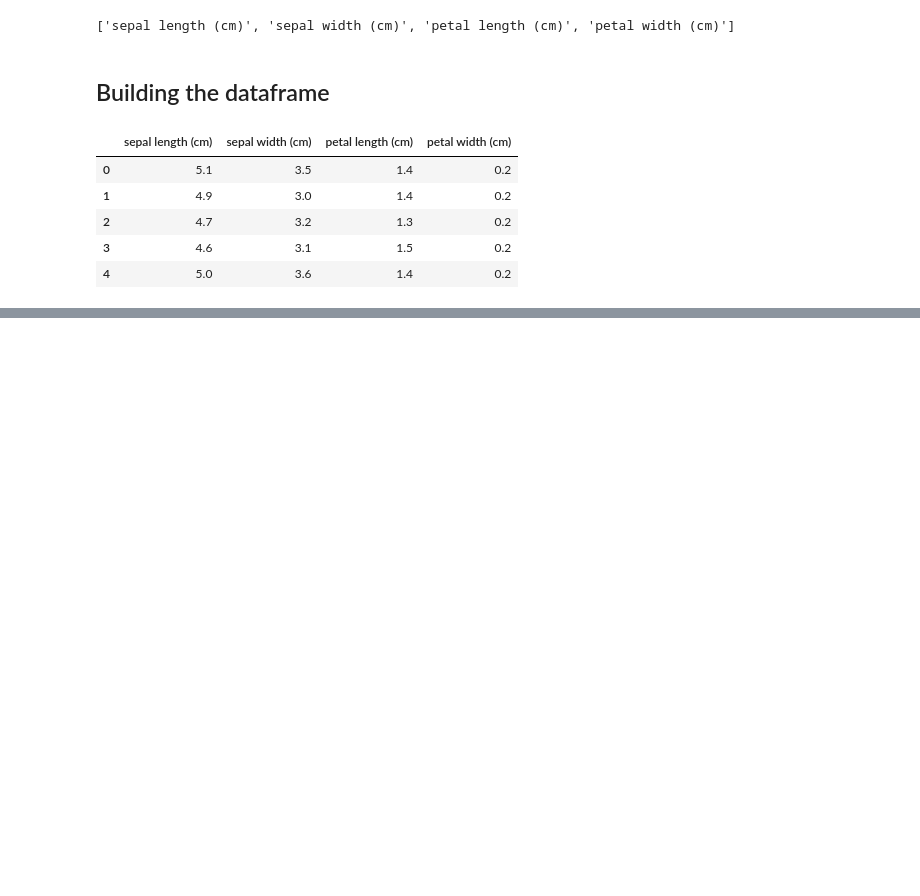
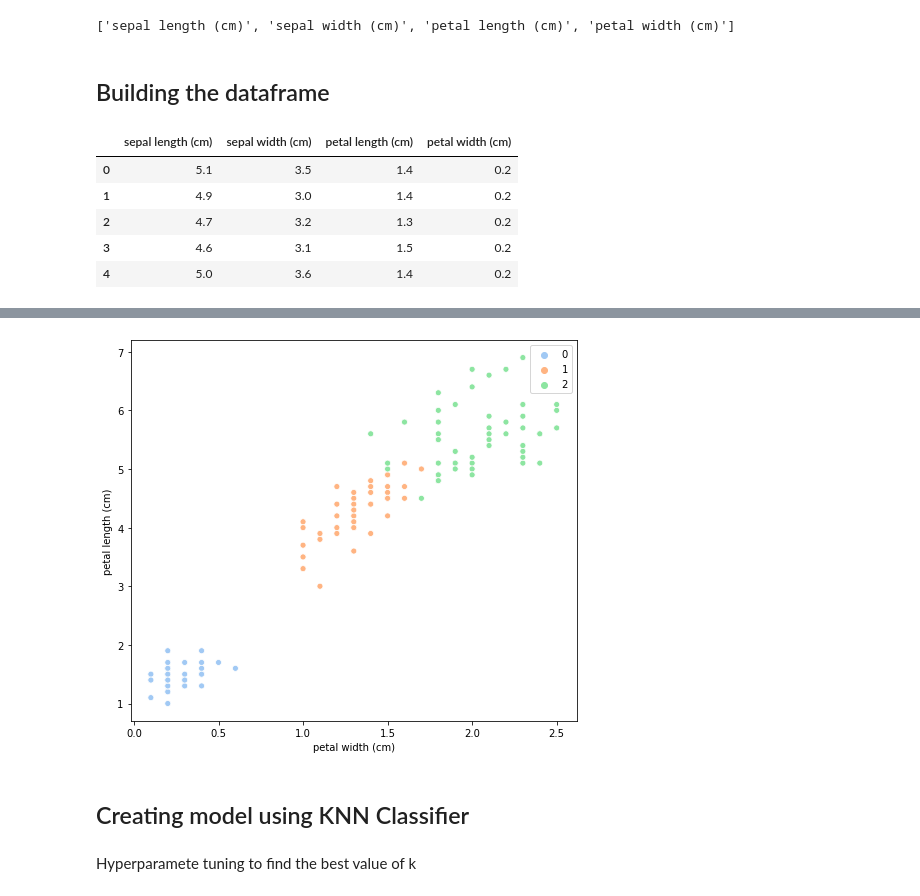
Before and after one commit to AnanduR32/ML_dataScience_Basics, a Jupyter notebook: Case Studies/Python/Iris Classification/classification.ipynb, the cells around one changed output, grey strips where cells are left out. Drawn from its saved outputs; the diff is of its cells as text; code cells hidden in the pictures; blank space fills up the shorter version.

```diff
--- a/Case Studies/Python/Iris Classification/classification.ipynb
+++ b/Case Studies/Python/Iris Classification/classification.ipynb
@@ -89,0 +99,8 @@ array([[<AxesSubplot:xlabel='sepal length (cm)', ylabel='sepal length (cm)'>,
+# %%
+plt.figure(figsize = (8,7))
+sns.scatterplot(x='petal width (cm)', y = 'petal length (cm)',hue=y, data=df, palette='pastel')
+plt.show()
+# %% [output]
+[figure, added]
+# %% [markdown]
+## Creating model using KNN Classifier
@@ -89,0 +113,2 @@ array([[<AxesSubplot:xlabel='sepal length (cm)', ylabel='sepal length (cm)'>,
+# %% [markdown]
+Hyperparamete tuning to find the best value of k
```
Also changed, not shown: parts of 13 cells of this notebook, 1 other file.
